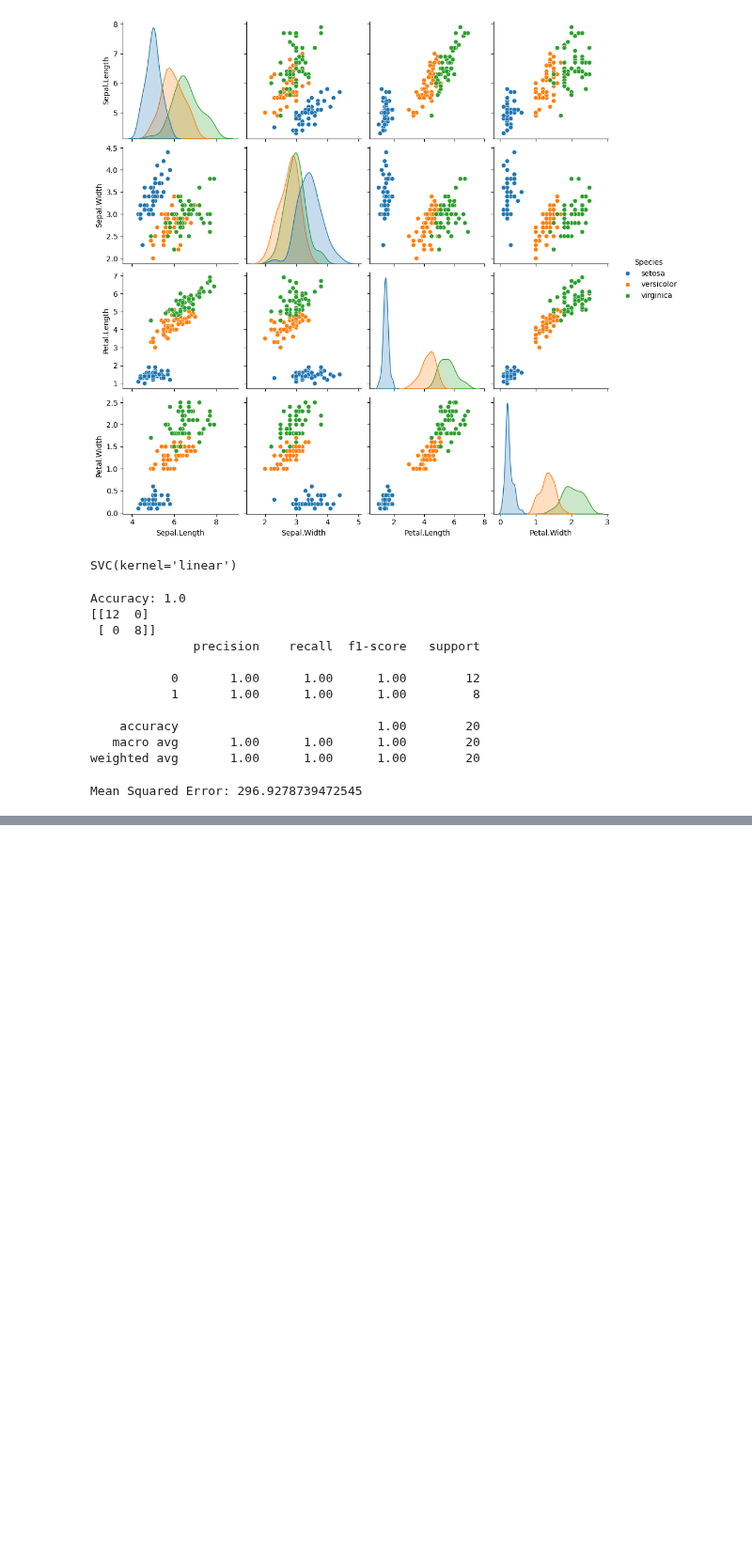
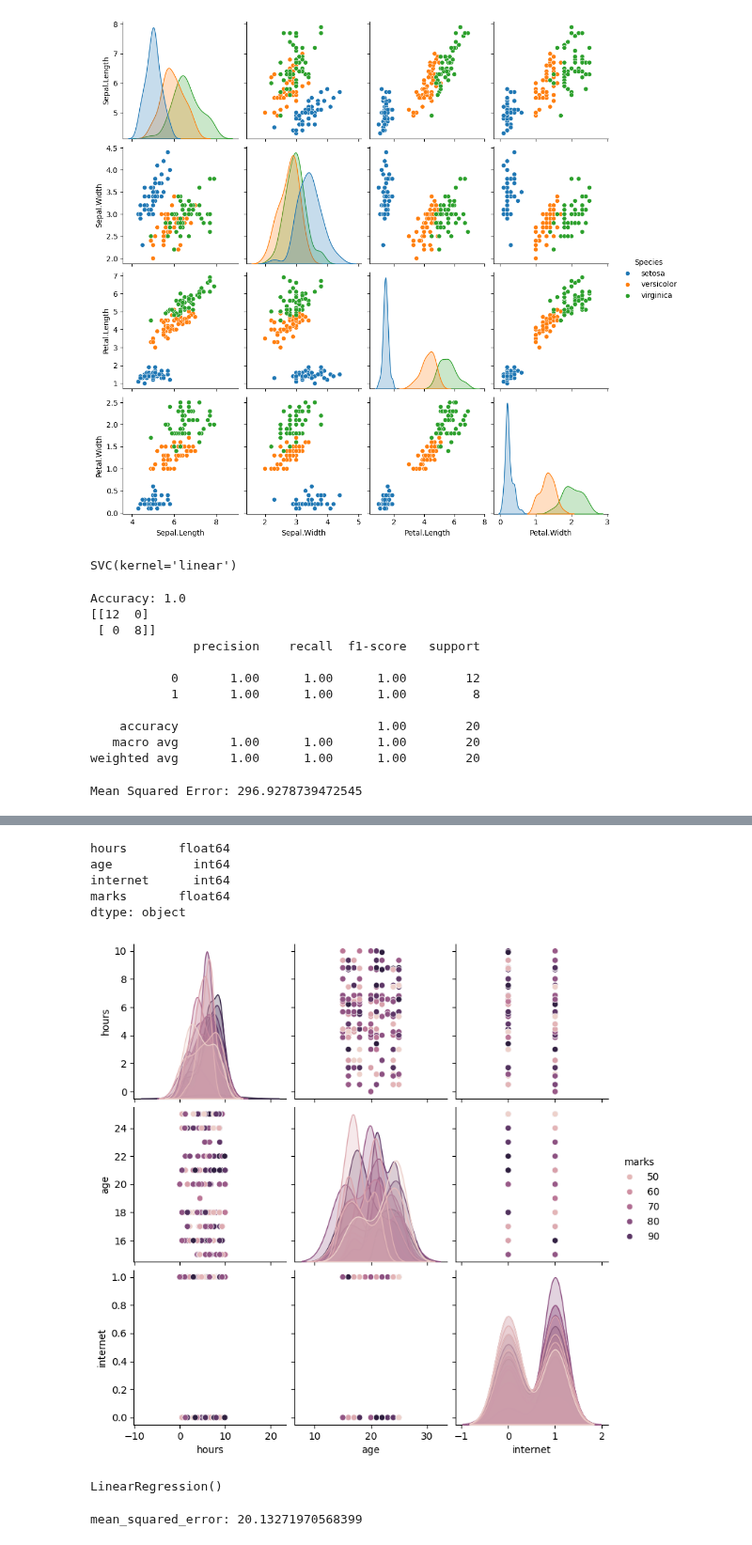
Before and after one commit to Raj226295/ML_prectiecs, a Jupyter notebook: exampre.ipynb, the cells around one changed output, grey strips where cells are left out. Shown at 94% size. Drawn from its saved outputs; the diff is of its cells as text; code cells hidden in the pictures; blank space fills up the shorter version.

```diff
--- a/exampre.ipynb
+++ b/exampre.ipynb
@@ -788,0 +1084,4 @@ Mean Squared Error: 296.9278739472545
+# %%
+# load the dataset
+df = pd.read_csv('./Datasets/std_marks_data.csv')
+df.head()
@@ -788,0 +1109,9 @@ Mean Squared Error: 296.9278739472545
+# %%
+df =df.fillna(df.mean(numeric_only=True))
+df.dtypes
+# %% [output]
+hours       float64
+age           int64
+internet      int64
+marks       float64
+dtype: object
@@ -788,0 +1121,5 @@ Mean Squared Error: 296.9278739472545
+# %%
+sns.pairplot(df, hue='marks')
+plt.show()
+# %% [output]
+[figure, added]
@@ -788,0 +1131,5 @@ Mean Squared Error: 296.9278739472545
+# %%
+model=LinearRegression()
+model.fit(X_train,y_train)
+# %% [output]
+LinearRegression()
@@ -788,0 +1139,4 @@ Mean Squared Error: 296.9278739472545
+# %%
+print("mean_squared_error:",mean)
+# %% [output]
+mean_squared_error: 20.13271970568399
```
Also changed, not shown: parts of 41 cells of this notebook, 2 other files.
